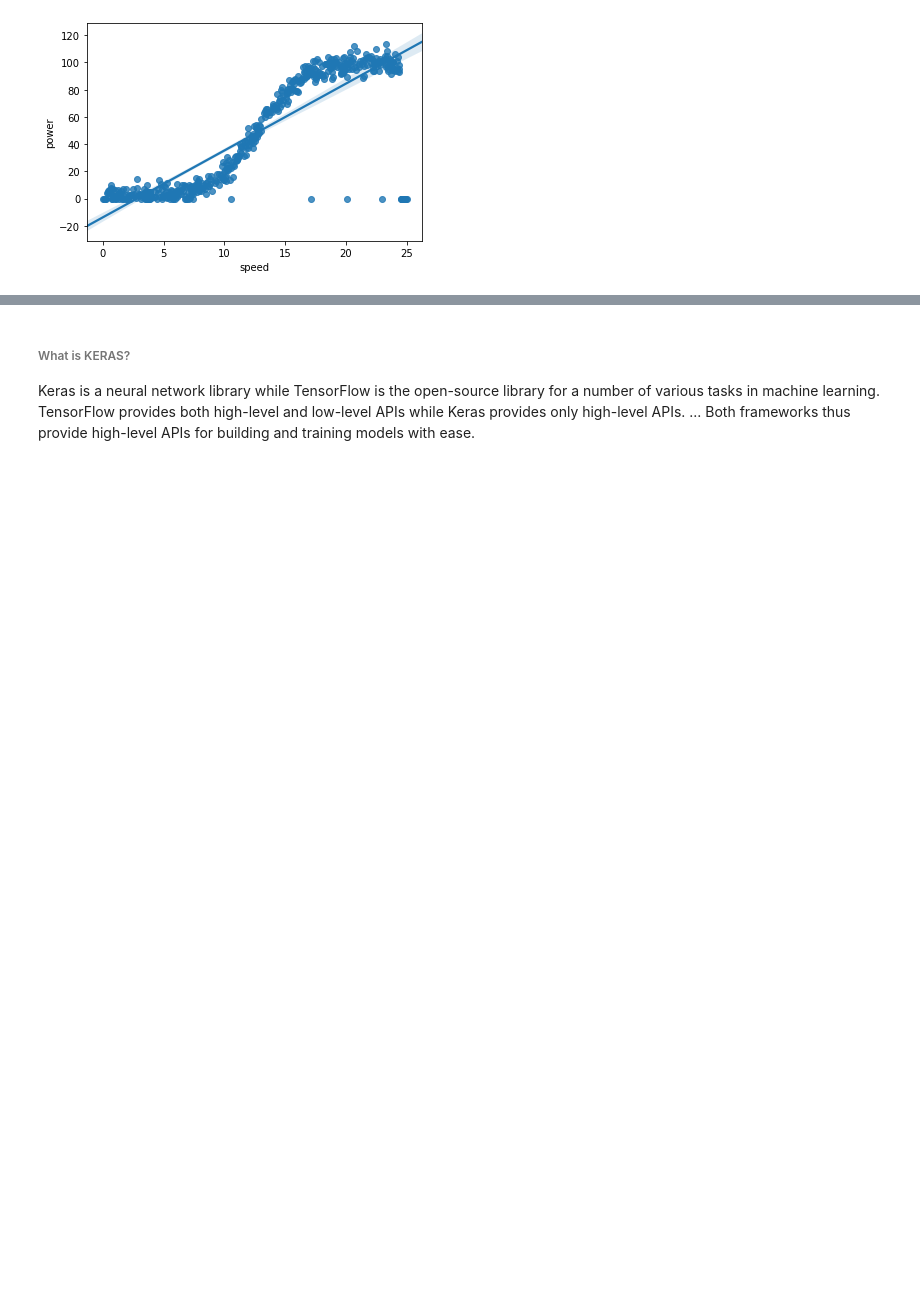
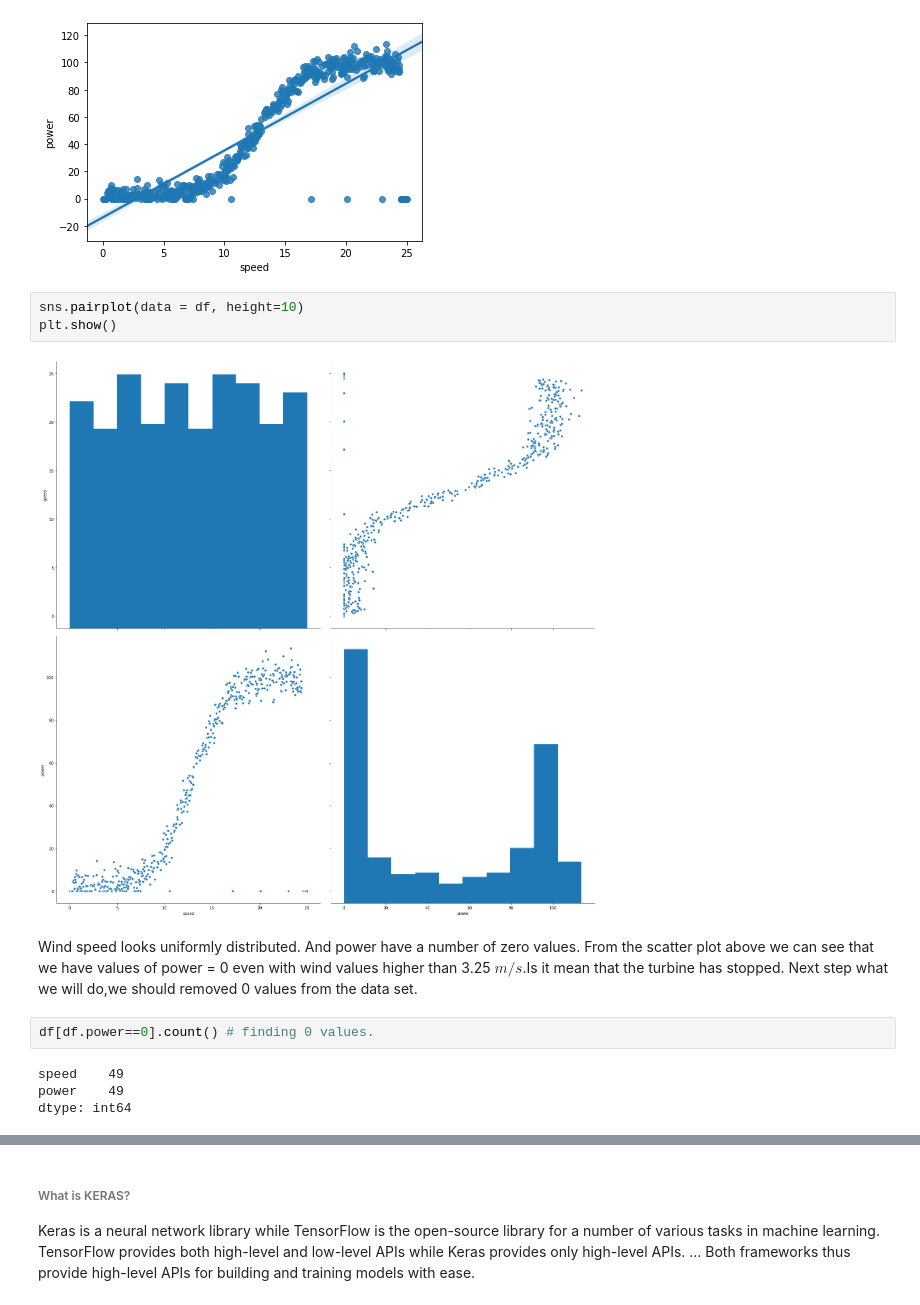
Before and after one commit to rituteval/MLS--project, a Jupyter notebook: MLS-project.ipynb, the cells around one changed output, grey strips where cells are left out. Drawn from its saved outputs; the diff is of its cells as text; blank space fills up the shorter version.

```diff
--- a/MLS-project.ipynb
+++ b/MLS-project.ipynb
@@ -130,3 +132,16 @@ sns.regplot(x='speed',y='power',data = df)
 plt.show()
 # %% [output]
 [figure]
+# %%
+sns.pairplot(data = df, height=10)
+plt.show()
+# %% [output]
+[figure, added]
+# %% [markdown]
+ Wind speed looks uniformly distributed. And power have a number of zero values. From the scatter plot above we can see that we have values of power = 0 even with wind values higher than 3.25 $m/s$.Is it mean that the turbine has stopped. Next step what we will do,we should removed 0 values from the data set.
+# %%
+df[df.power==0].count() # finding 0 values.
+# %% [output]
+speed    49
+power    49
+dtype: int64
```
Also changed, not shown: parts of 21 cells of this notebook, 5 other files.
